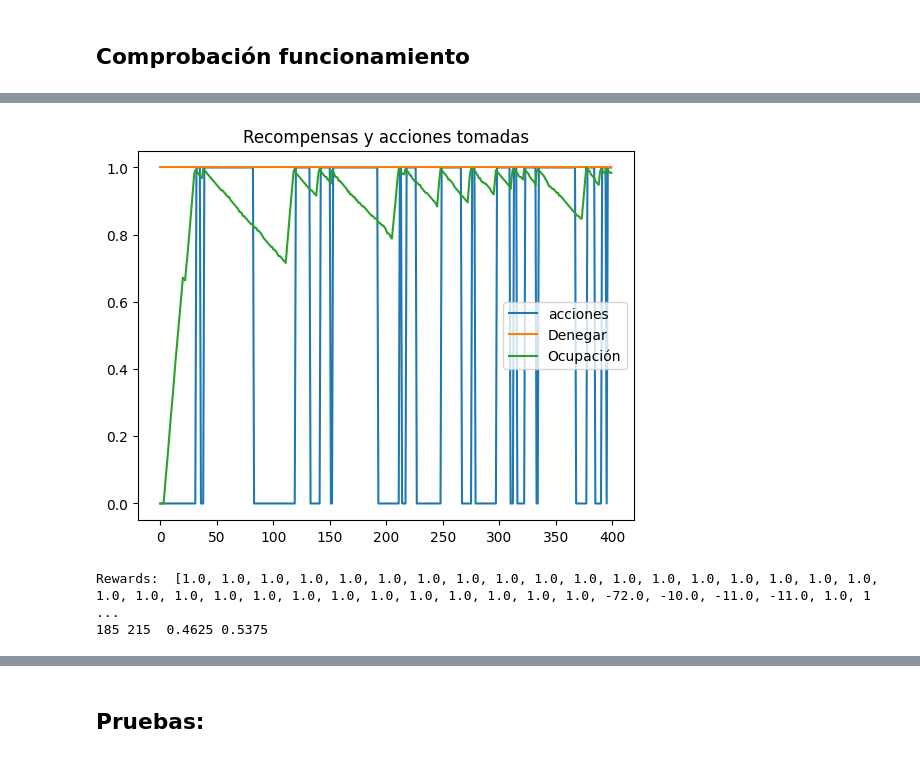
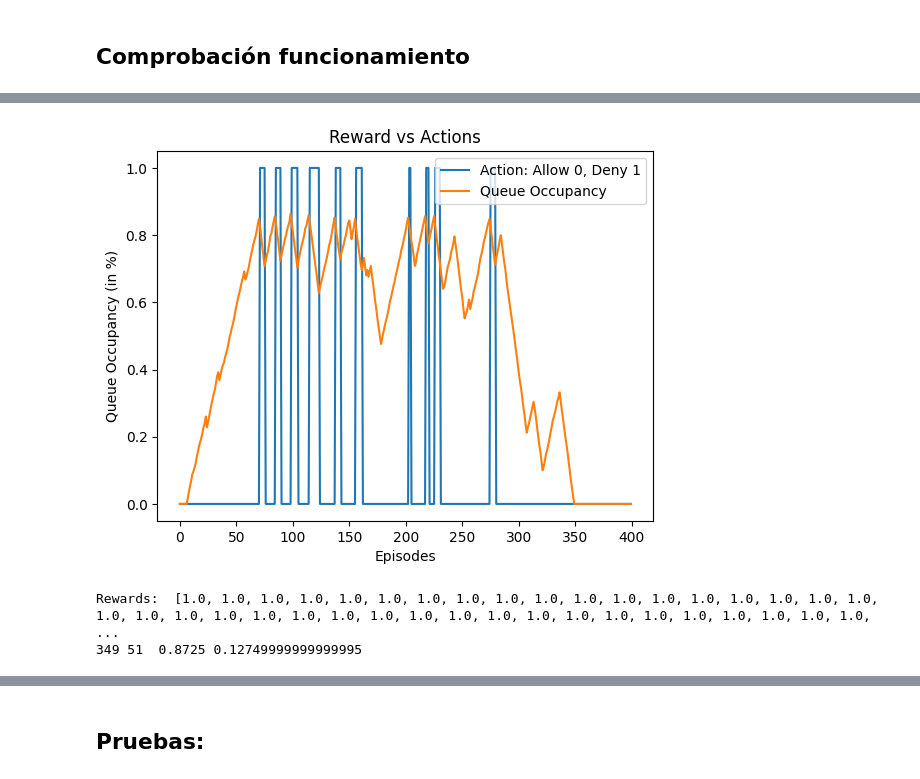
Before and after one commit to CesarRodrigu/GII-24.19-contramedidas-IoT-mediante-reinforcement-learning, a Jupyter notebook: RL/RedInicial.ipynb, the cells around one changed output, grey strips where cells are left out. Saved outputs shown, nothing was run; the diff lists cells and outputs as text; code cells hidden in the pictures.

Commit message:
Mejora en la función de recompensa y entrenamiento de modelo mejorado

```diff
--- a/RL/RedInicial.ipynb
+++ b/RL/RedInicial.ipynb
@@ -315,23 +315,24 @@ assert len(acciones) != a2.count(
 # %%
 assert len(acciones) == len(rewards)
 # plt.plot(rewards, label="rewards")
-plt.plot(acciones, label="acciones")
+plt.plot(acciones, label=f"Action: Allow {Acciones.action_to_int(Acciones.PERMITIR)}, Deny { Acciones.action_to_int(Acciones.DENEGAR)}")
 
-plt.plot([Acciones.action_to_int(Acciones.DENEGAR)]
-         * len(acciones), label="Denegar")
-plt.plot(ocu, label="Ocupación")
-plt.title("Recompensas y acciones tomadas")
+#plt.plot([Acciones.action_to_int(Acciones.DENEGAR)]* len(acciones), label="Denegar")
+plt.plot(ocu, label="Queue Occupancy")
+plt.title("Reward vs Actions")
+plt.xlabel("Episodes")
+plt.ylabel("Queue Occupancy (in %)")
 
 plt.legend()
 plt.show()
 print("Rewards: ", rewards)
 num_permitidos = acciones.count(Acciones.action_to_int(Acciones.PERMITIR))
 print(num_permitidos, len(acciones)-num_permitidos, "",
       num_permitidos/len(acciones), 1-num_permitidos/len(acciones))
 # %% [output]
-[figure, old version]
+[figure, new version]
-Rewards:  [1.0, 1.0, 1.0, 1.0, 1.0, 1.0, 1.0, 1.0, 1.0, 1.0, 1.0, 1.0, 1.0, 1.0, 1.0, 1.0, 1.0, 1.0, 1.0, 1.0, 1.0, 1.0, 1.0, 1.0, 1.0, 1.0, 1.0, 1.0, 1.0, 1.0, 1.0, -72.0, -10.0, -11.0, -11.0, 1.0, 1 ...
-185 215  0.4625 0.5375
+Rewards:  [1.0, 1.0, 1.0, 1.0, 1.0, 1.0, 1.0, 1.0, 1.0, 1.0, 1.0, 1.0, 1.0, 1.0, 1.0, 1.0, 1.0, 1.0, 1.0, 1.0, 1.0, 1.0, 1.0, 1.0, 1.0, 1.0, 1.0, 1.0, 1.0, 1.0, 1.0, 1.0, 1.0, 1.0, 1.0, 1.0, 1.0, 1.0, ...
+349 51  0.8725 0.12749999999999995
 # %%
 print("Ocupación: ", ocu)
 fig, ax1 = plt.subplots()
```
Also changed, not shown: parts of 8 cells of this notebook, 6 other files.
